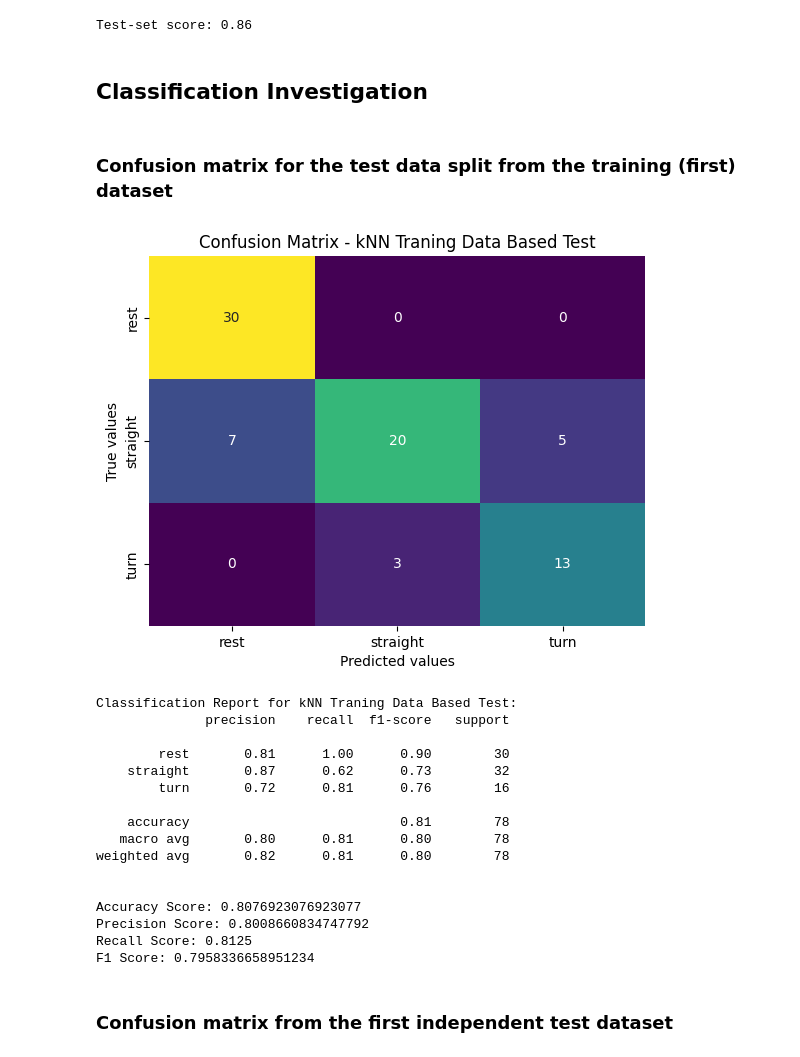
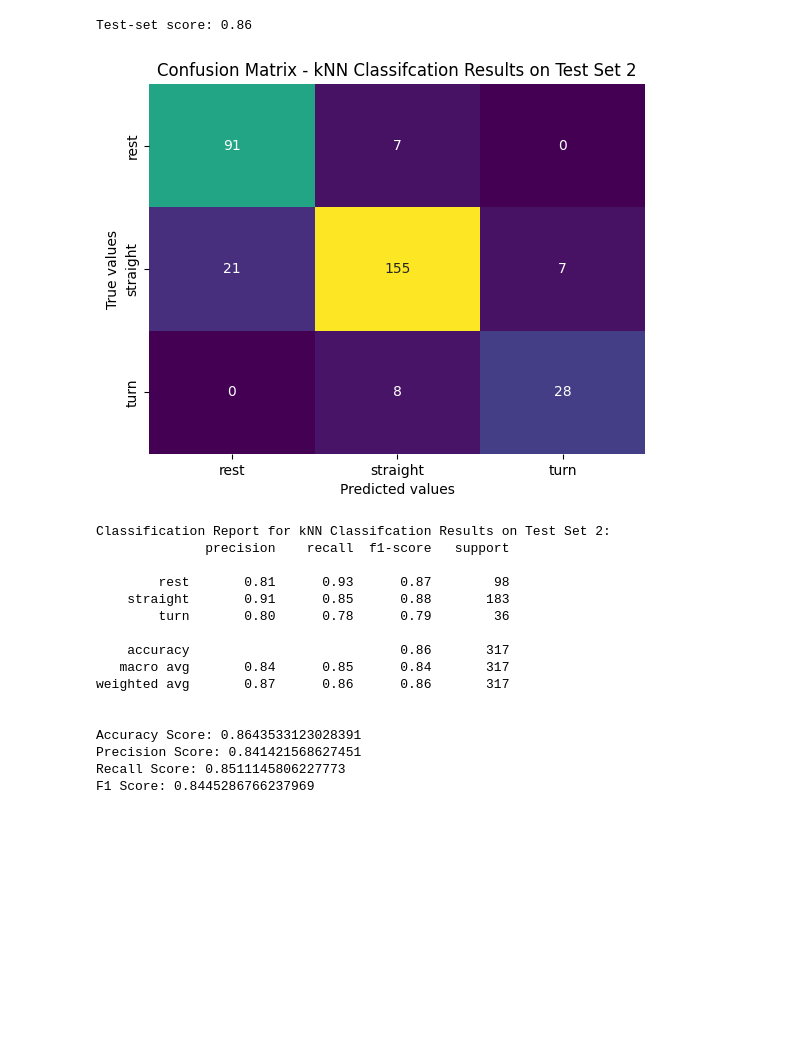
Before and after one commit to sauravuprety21/enel682-proj, a Jupyter notebook: 01knn.ipynb, the cells around one changed output. Drawn from its saved outputs; the diff is of its cells as text; code cells hidden in the pictures; blank space fills up the shorter version.

```diff
--- a/01knn.ipynb
+++ b/01knn.ipynb
@@ -20,4 +24,5 @@ df.head()
 | 4 | straight | 9.806574 | 0.009778 | 0.000003 | 0.000008 | 0.000006 | 5.623301e-09 | 2.478434e-09 | 2.738851e-09 | 0.000006 | ... |
 # %%
 # Target vector
-y = df['motion_state'].copy()
+y = cv_set['motion_state'].copy()
+y.head()
@@ -27,0 +36,4 @@ X = df[feature_cols]
+# %%
+# Featureset
+X = cv_set[feature_cols]
+X.head()
@@ -148,4 +242,5 @@ Test-set score: 0.89
 # %% [markdown]
 ### Second test dataset
 # %%
-df3 = pd.read_csv('data/testing2.csv')
+test_set2 = pd.read_csv('data/testing2.csv')
+test_set2.head()
@@ -165,6 +254,7 @@ X3 = df3[feature_cols]
+# %%
+y3 = test_set2['motion_state'].copy()
+X3 = test_set2[feature_cols]
 # %%
 print("Test-set score: {:.2f}".format(grid.score(X3, y3)))
 # %% [output]
 Test-set score: 0.86
-# %% [markdown]
-## Classification Investigation
@@ -212,24 +261,20 @@ def evaluate_classification(true_values, predicted_values, ticklabels, model):
-# %% [markdown]
-### Confusion matrix for the test data split from the training (first) dataset
 # %%
-evaluate_classification(y_test, grid.predict(X_test), ['rest', 'straight','turn'], 'kNN Traning Data Based Test')
+evaluate_classification(y3, grid.predict(X3), ['rest', 'straight','turn'], 'kNN Classifcation Results on Test Set 2')
 # %% [output]
-[figure, old version]
+[figure, new version]
-Classification Report for kNN Traning Data Based Test:
+Classification Report for kNN Classifcation Results on Test Set 2:
               precision    recall  f1-score   support
 
-        rest       0.81      1.00      0.90        30
-    straight       0.87      0.62      0.73        32
-        turn       0.72      0.81      0.76        16
+        rest       0.81      0.93      0.87        98
+    straight       0.91      0.85      0.88       183
+        turn       0.80      0.78      0.79        36
 
-    accuracy                           0.81        78
-   macro avg       0.80      0.81      0.80        78
-weighted avg       0.82      0.81      0.80        78
+    accuracy                           0.86       317
+   macro avg       0.84      0.85      0.84       317
+weighted avg       0.87      0.86      0.86       317
 
 
-Accuracy Score: 0.8076923076923077
-Precision Score: 0.8008660834747792
-Recall Score: 0.8125
-F1 Score: 0.7958336658951234
+Accuracy Score: 0.8643533123028391
+Precision Score: 0.841421568627451
+Recall Score: 0.8511145806227773
+F1 Score: 0.8445286766237969
-# %% [markdown]
-### Confusion matrix from the first independent test dataset
```
Also changed, not shown: parts of 36 cells of this notebook.
